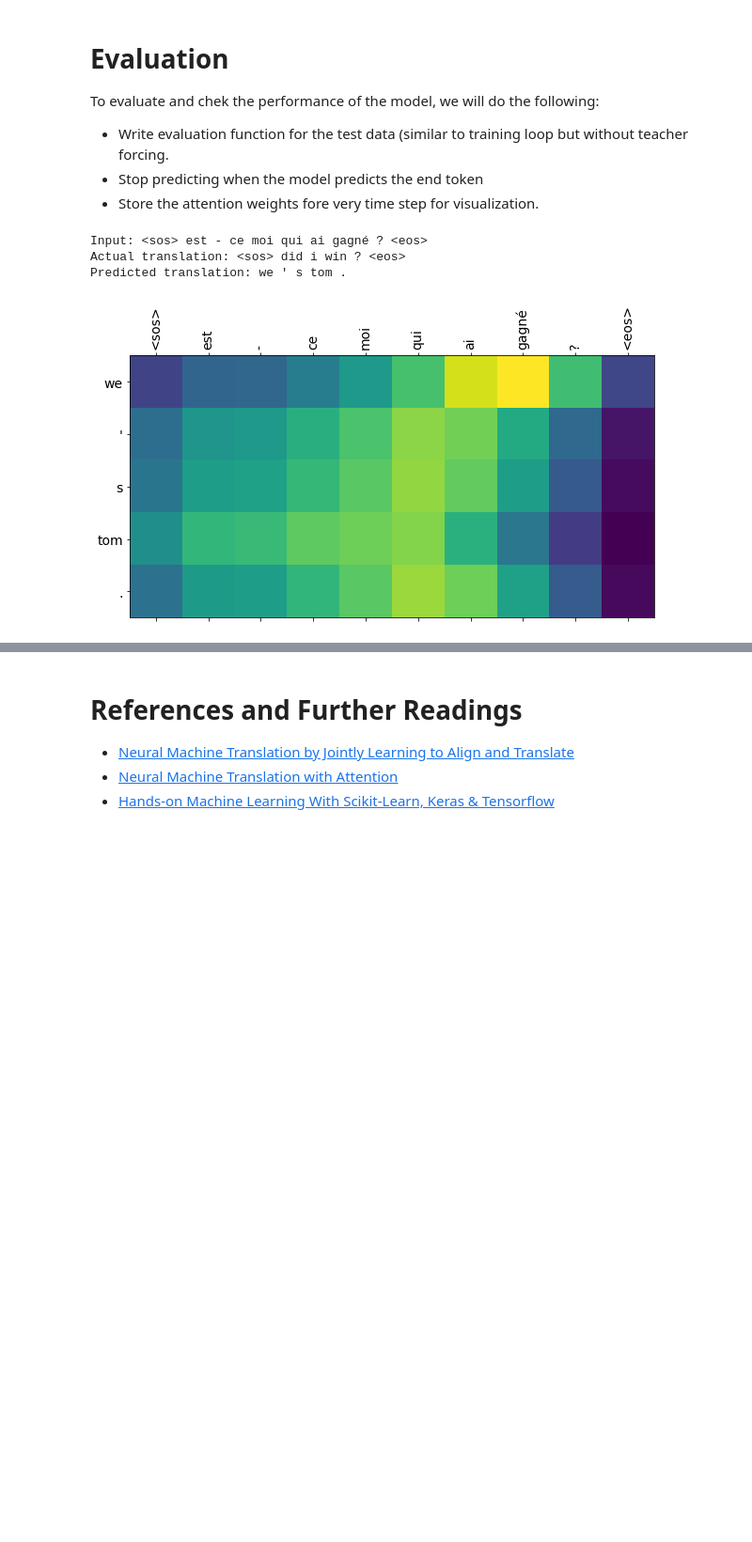
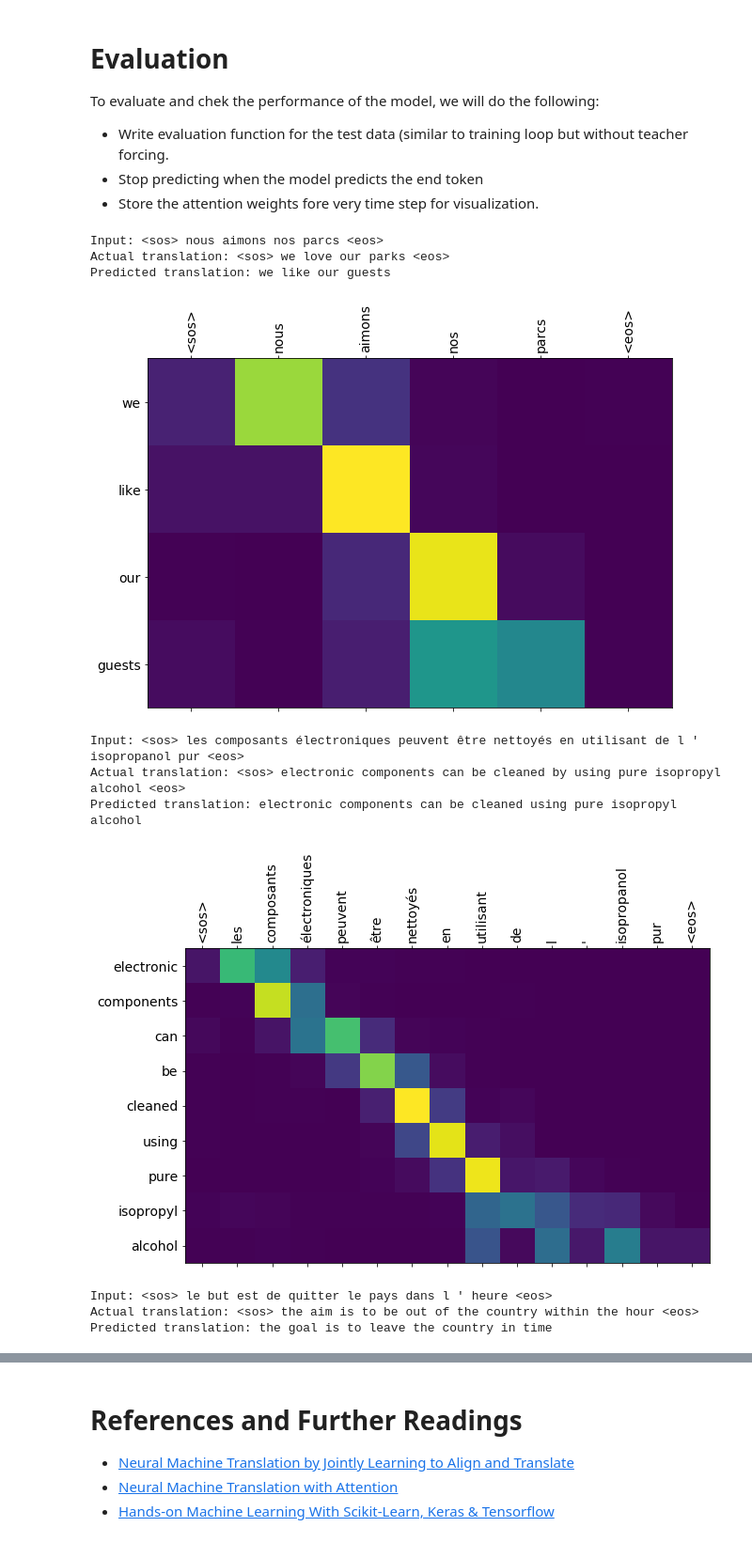
Before and after one commit to uzi0espil/research-papers-implementation, a Jupyter notebook: Neural Machine Translation by Jointly Learning to Align and Translate/run.ipynb, the cells around one changed output, grey strips where cells are left out. Shown at 94% size. Drawn from its saved outputs; the diff is of its cells as text; code cells hidden in the pictures; blank space fills up the shorter version.

```diff
--- a/Neural Machine Translation by Jointly Learning to Align and Translate/run.ipynb
+++ b/Neural Machine Translation by Jointly Learning to Align and Translate/run.ipynb
@@ -71,7 +71,7 @@ print(en[0], fr[0])
 def get_tokenizer(lang):
 
     # we are keeping the punctionation
-    tokenizer = tf.keras.preprocessing.text.Tokenizer(filters='')
+    tokenizer = tf.keras.preprocessing.text.Tokenizer(filters='’,?!"#$%&()*+-/:;=.@[\\]^_`{|}~\t\n')
     tokenizer.fit_on_texts(lang)
 
     sequences = tokenizer.texts_to_sequences(lang)
@@ -281,10 +299,17 @@ def translate(X, y):
     attention_plot = attention_plot[:len(result.split(' ')), :len(sentence.split(' '))]
     plot_attention(attention_plot, sentence.split(' '), result.split(' '))
 # %%
-for X, y in test_set.take(1):
+for X, y in test_set.take(5):
     translate(X, y)
 # %% [output]
-Input: <sos> est - ce moi qui ai gagné ? <eos>
-Actual translation: <sos> did i win ? <eos>
-Predicted translation: we ' s tom .
+Input: <sos> nous aimons nos parcs <eos>
+Actual translation: <sos> we love our parks <eos>
+Predicted translation: we like our guests
-[figure, old version]
+[figure, new version]
+Input: <sos> les composants électroniques peuvent être nettoyés en utilisant de l ' isopropanol pur <eos>
+Actual translation: <sos> electronic components can be cleaned by using pure isopropyl alcohol <eos>
+Predicted translation: electronic components can be cleaned using pure isopropyl alcohol
+[figure, added]
+Input: <sos> le but est de quitter le pays dans l ' heure <eos>
+Actual translation: <sos> the aim is to be out of the country within the hour <eos>
+Predicted translation: the goal is to leave the country in time
```
Also changed, not shown: parts of 3 cells of this notebook.
